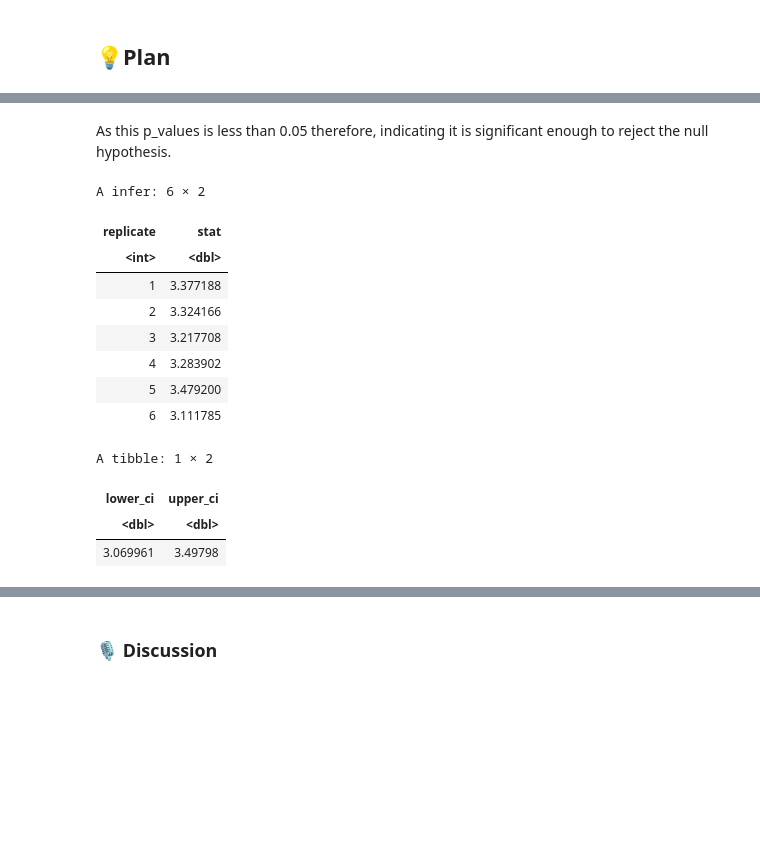
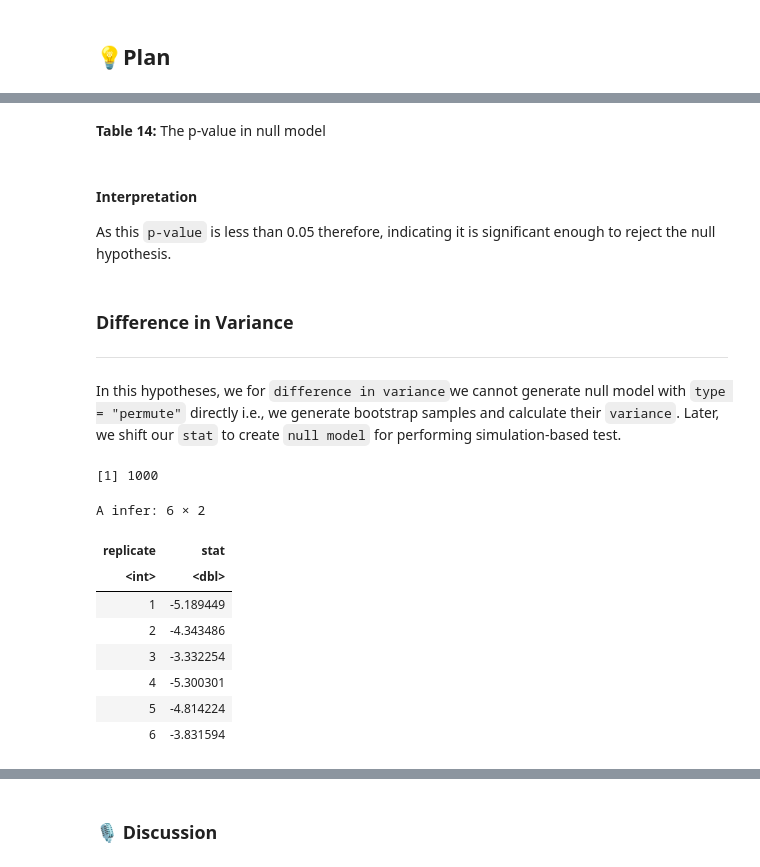
Before and after one commit to aron-bram/STAT-201-2023W1-GROUP-6, a Jupyter notebook: project-final-report.ipynb, the cells around one changed output, grey strips where cells are left out. Drawn from its saved outputs; the diff is of its cells as text; code cells hidden in the pictures; blank space fills up the shorter version.

```diff
--- a/project-final-report.ipynb
+++ b/project-final-report.ipynb
@@ -198,10 +192,10 @@ A tibble: 6 × 3
 <b>Table 5:</b> Sample of Female atheletes from filtered football dataset
 # %%
 # combining sample for each gender and simplifying it as we don't care about medals won
-sample <- rbind(male_sample,female_sample) %>%
+football_sample <- rbind(male_sample,female_sample) %>%
             ungroup() %>%
             select(-c(Medal))
-head(sample)
+head(football_sample)
 # %% [output]
 A tibble: 6 × 2
 | Sex | Age |
@@ -402,30 +503,41 @@ p_value_mean$p_value[1]
+# %% [markdown]
+<B>Table 14:</B> The p-value in null model
 # %% [markdown]
-As this p_values is less than 0.05 therefore, indicating it is significant enough to reject the null hypothesis.
+<h4>Interpretation</h4>
+
+As this `p-value` is less than 0.05 therefore, indicating it is significant enough to reject the null hypothesis.
+# %% [markdown]
+<h3>Difference in Variance</h3>
+<hr/>
+
+In this hypotheses, we for `difference in variance`we cannot generate null model with `type = "permute"` directly i.e., we generate bootstrap samples and calculate their `variance`. Later, we shift our `stat` to create `null model` for performing simulation-based test.
 # %%
-set.seed(1234)
-# Bootstrapping for Estimating Standard Deviation
-# TUTORIAL 04 : USE SUMMARISE
-football_male_resample_sd <- football_sample %>%
+set.seed(1234) #do not change
+
+football_female_resample_var <- football_sample %>%
+                    filter(Sex == "F")%>%
+                    specify(response=Age)%>%
+                    generate(reps=1000, type = "bootstrap")%>%
+                    calculate(stat="sd")%>%
+                    mutate(stat = stat^2)
+
+football_diff_in_var <- football_sample %>%
                     filter(Sex == "M")%>%
                     specify(response=Age)%>%
                     generate(reps=1000, type = "bootstrap")%>%
-                    calculate(stat="sd")
-football_male_ci_sd<- football_male_resample_sd %>%
-  get_confidence_interval(level = 0.95, type = "percentile")
+                    calculate(stat="sd")%>%
+                    mutate(stat = stat^2 - football_female_resample_var$stat)
 
-head(football_male_resample_sd)
-football_male_ci_sd
+print(nrow(football_diff_in_var))
+head(football_diff_in_var)
 # %% [output]
-A infer: 6 × 2
+[1] 1000
+A infer: 6 × 2
 | replicate | stat |
 | <int> | <dbl> |
-| 1 | 3.377188 |
-| 2 | 3.324166 |
-| 3 | 3.217708 |
-| 4 | 3.283902 |
-| 5 | 3.479200 |
-| 6 | 3.111785 |
+| 1 | -5.189449 |
+| 2 | -4.343486 |
+| 3 | -3.332254 |
+| 4 | -5.300301 |
+| 5 | -4.814224 |
+| 6 | -3.831594 |
-A tibble: 1 × 2
-| lower_ci | upper_ci |
-| <dbl> | <dbl> |
-| 3.069961 | 3.49798 |
```
Also changed, not shown: parts of 48 cells of this notebook.
